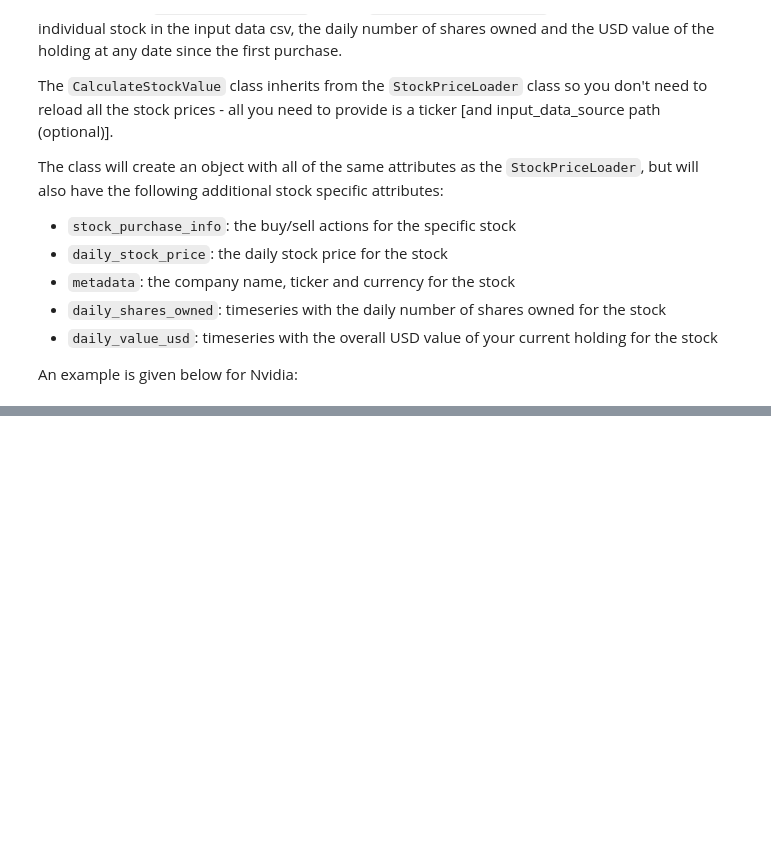
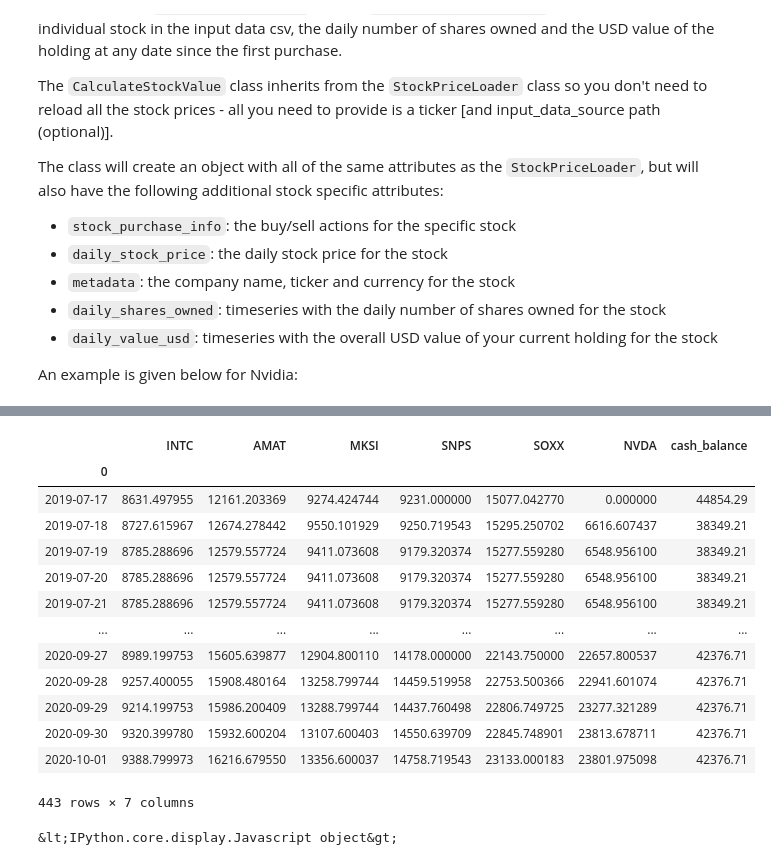
Before and after one commit to julian-west/python_portfolio_tracker, a Jupyter notebook: tutorials/loading_portfolio_data.ipynb, the cells around one changed output, grey strips where cells are left out. Drawn from its saved outputs; the diff is of its cells as text; code cells hidden in the pictures; blank space fills up the shorter version.

Commit message:
calculate cash balance

```diff
--- a/tutorials/loading_portfolio_data.ipynb
+++ b/tutorials/loading_portfolio_data.ipynb
@@ -223,0 +202,19 @@ combined_daily_value
+# %%
+# combined daily value = USD position of each stock over time
+pf.combined_daily_value
+# %% [output]
+|  | INTC | AMAT | MKSI | SNPS | SOXX | NVDA | cash_balance |
+| 0 |  |  |  |  |  |  |  |
+| 2019-07-17 | 8631.497955 | 12161.203369 | 9274.424744 | 9231.000000 | 15077.042770 | 0.000000 | 44854.29 |
+| 2019-07-18 | 8727.615967 | 12674.278442 | 9550.101929 | 9250.719543 | 15295.250702 | 6616.607437 | 38349.21 |
+| 2019-07-19 | 8785.288696 | 12579.557724 | 9411.073608 | 9179.320374 | 15277.559280 | 6548.956100 | 38349.21 |
+| 2019-07-20 | 8785.288696 | 12579.557724 | 9411.073608 | 9179.320374 | 15277.559280 | 6548.956100 | 38349.21 |
+| 2019-07-21 | 8785.288696 | 12579.557724 | 9411.073608 | 9179.320374 | 15277.559280 | 6548.956100 | 38349.21 |
+| ... | ... | ... | ... | ... | ... | ... | ... |
+| 2020-09-27 | 8989.199753 | 15605.639877 | 12904.800110 | 14178.000000 | 22143.750000 | 22657.800537 | 42376.71 |
+| 2020-09-28 | 9257.400055 | 15908.480164 | 13258.799744 | 14459.519958 | 22753.500366 | 22941.601074 | 42376.71 |
+| 2020-09-29 | 9214.199753 | 15986.200409 | 13288.799744 | 14437.760498 | 22806.749725 | 23277.321289 | 42376.71 |
+| 2020-09-30 | 9320.399780 | 15932.600204 | 13107.600403 | 14550.639709 | 22845.748901 | 23813.678711 | 42376.71 |
+| 2020-10-01 | 9388.799973 | 16216.679550 | 13356.600037 | 14758.719543 | 23133.000183 | 23801.975098 | 42376.71 |
+443 rows × 7 columns
+&lt;IPython.core.display.Javascript object&gt;
```
Also changed, not shown: parts of 19 cells of this notebook, 12 other files.
